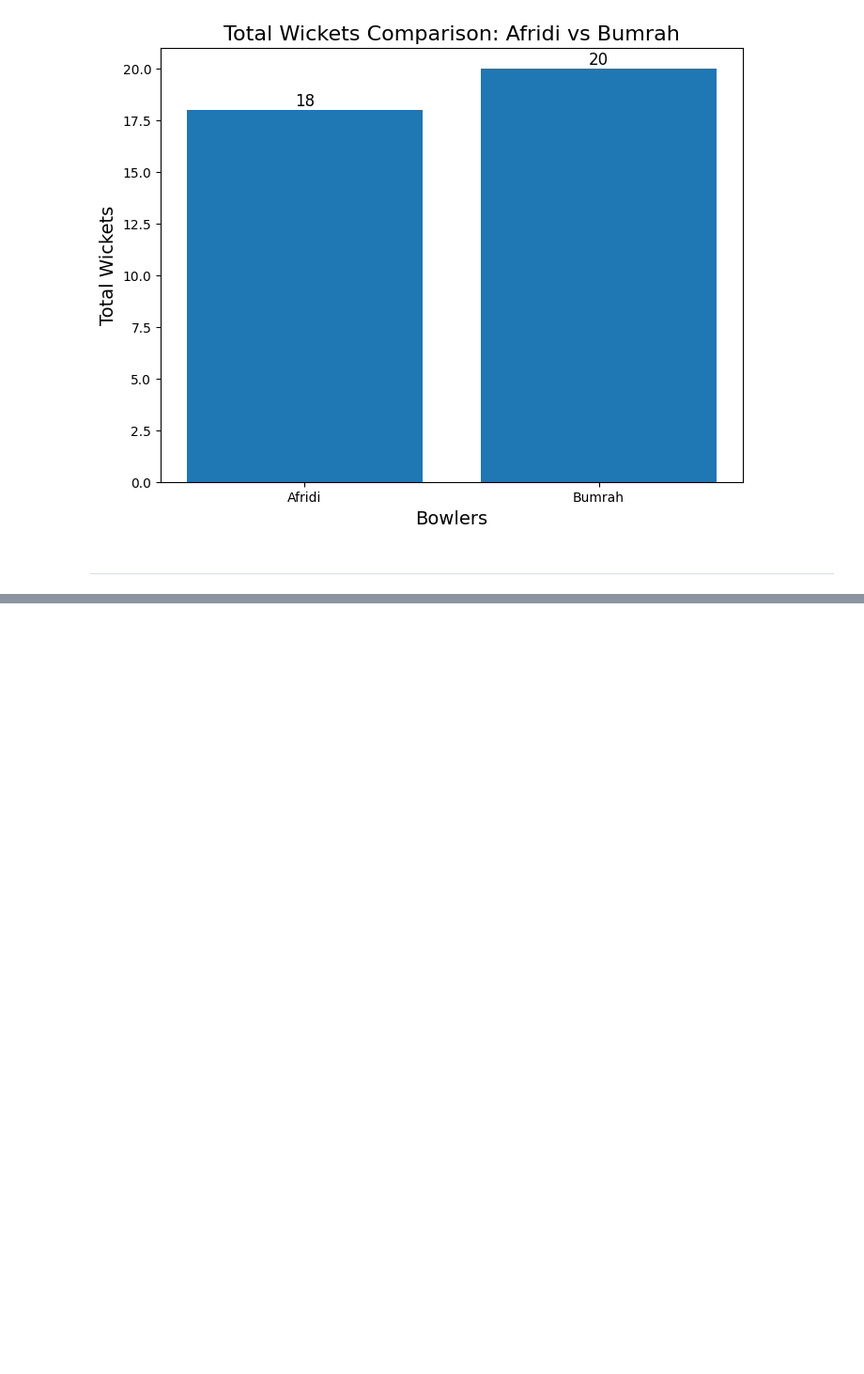
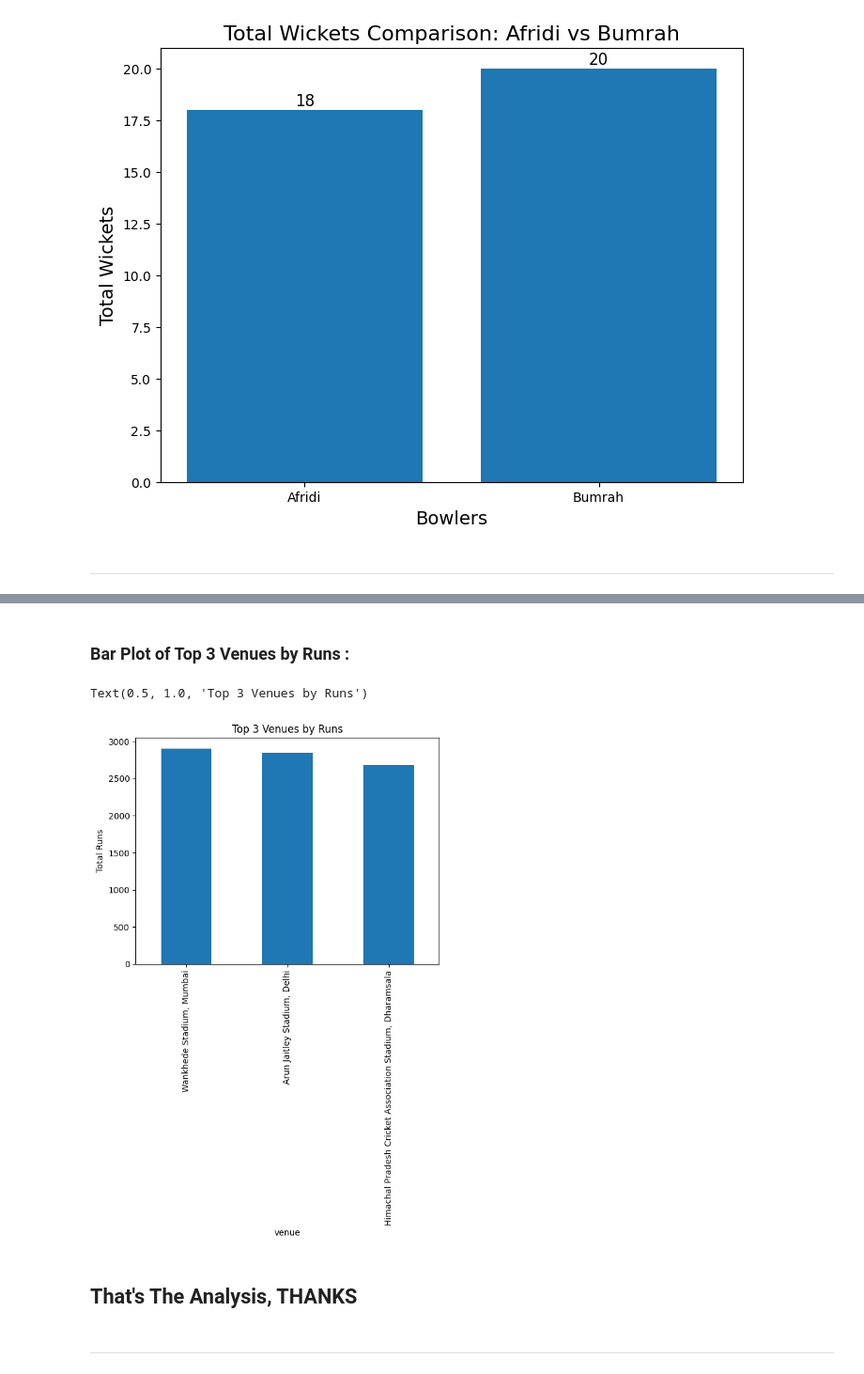
Before and after one commit to saadawan109/EDA_ICC_Worldcup_2023, a Jupyter notebook: Project_ICC_Worldcup_2023/Dataset/EDA_WorldCup.ipynb, the cells around one changed output, grey strips where cells are left out. Shown: that part at 94% size. Cells and saved outputs as stored; diff of their text form; code cells hidden in the pictures; blank space fills up the shorter version.

```diff
--- a/Project_ICC_Worldcup_2023/Dataset/EDA_WorldCup.ipynb
+++ b/Project_ICC_Worldcup_2023/Dataset/EDA_WorldCup.ipynb
@@ -693,0 +781,13 @@ plt.show()
+# %% [markdown]
+### Bar Plot of Top 3 Venues by Runs :
+# %%
+result_2.plot(kind= 'bar')
+plt.ylabel('Total Runs')
+plt.title('Top 3 Venues by Runs')
+# %% [output]
+Text(0.5, 1.0, 'Top 3 Venues by Runs')
+[figure, added]
+# %% [markdown]
+## That's The Analysis, THANKS
+# %% [markdown]
+---
```
Also changed, not shown: parts of 11 cells of this notebook.
